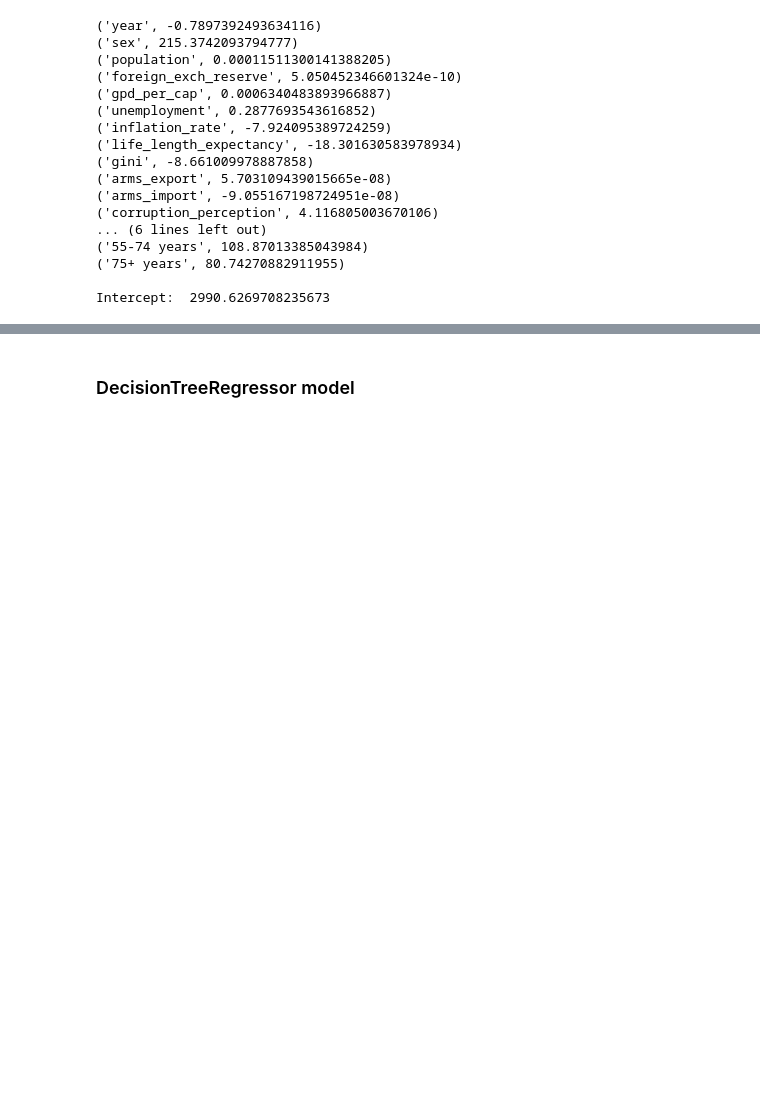
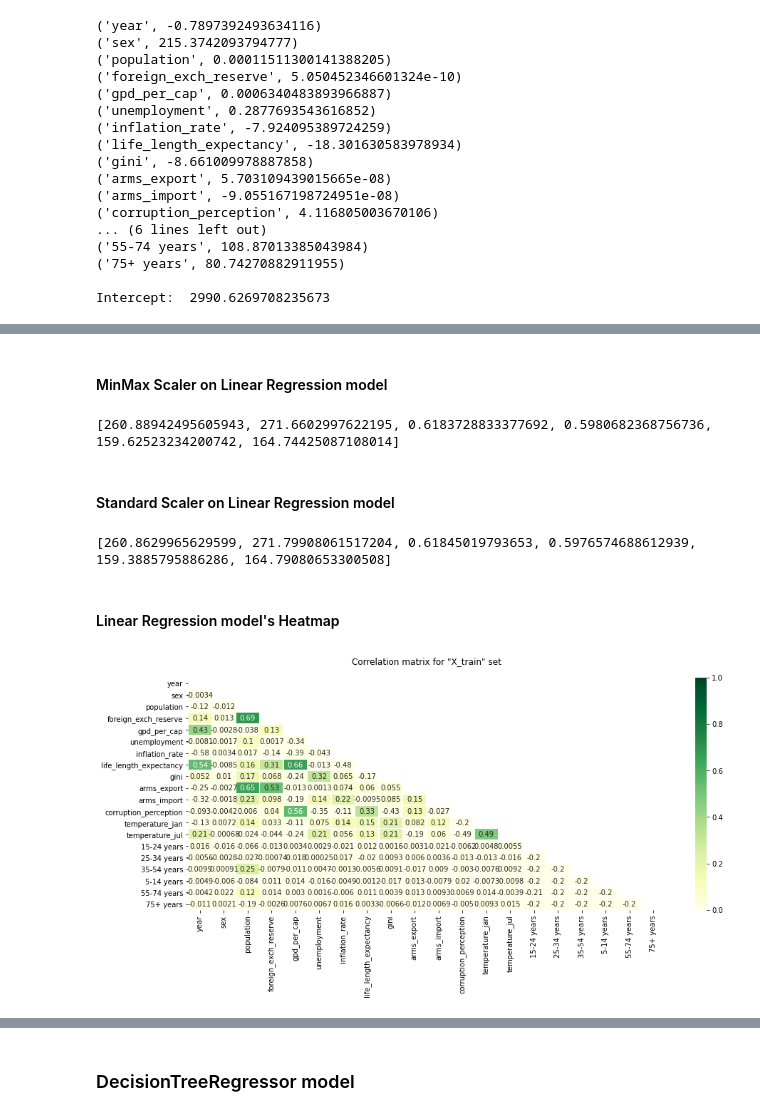
Before and after one commit to unkind58/Project_WHO_suicide_statistics_predictions, a Jupyter notebook: WHO_suicide_statistics_predictions.ipynb, the cells around one changed output, grey strips where cells are left out. Cells and saved outputs as stored; diff of their text form; code cells hidden in the pictures; blank space fills up the shorter version.

Commit message:
Worked on i LinRegr() model predicts

```diff
--- a/WHO_suicide_statistics_predictions.ipynb
+++ b/WHO_suicide_statistics_predictions.ipynb
@@ -364,0 +380,41 @@ Intercept:  2990.6269708235673
+# %% [markdown]
+#### MinMax Scaler on Linear Regression model
+# %%
+from sklearn.preprocessing import MinMaxScaler
+
+norm = MinMaxScaler().fit(X_train)
+X_train_norm = norm.transform(X_train.copy())
+X_valid_norm = norm.transform(X_valid.copy())
+
+regr_vol_3 = linear_model.LinearRegression()
+regr_vol_3.fit(X_train_norm, y_train)
+
+print_score(regr_vol_3,X_train_norm, X_valid_norm,y_train, y_valid)
+# %% [output]
+[260.88942495605943, 271.6602997622195, 0.6183728833377692, 0.5980682368756736, 159.62523234200742, 164.74425087108014]
+# %% [markdown]
+#### Standard Scaler on Linear Regression model
+# %%
+from sklearn.preprocessing import StandardScaler
+
+standard_scaler = StandardScaler()
+X_train_standard_scaler = standard_scaler.fit_transform(X_train.copy())
+X_valid_standard_scaler = standard_scaler.transform(X_valid.copy())
+
+regr_vol_4 = linear_model.LinearRegression()
+regr_vol_4.fit(X_train_standard_scaler, y_train)
+
+print_score(regr_vol_4,X_train_standard_scaler, X_valid_standard_scaler,y_train, y_valid)
+# %% [output]
+[260.8629965629599, 271.79908061517204, 0.61845019793653, 0.5976574688612939, 159.3885795886286, 164.79080653300508]
+# %% [markdown]
+####  Linear Regression model's Heatmap
+# %%
+f, ax = plt.subplots(figsize=(15, 6))
+mask_corr = np.triu(np.ones_like(X_train.corr(method='pearson'), dtype=bool))
+sns.heatmap(X_train.corr(method='pearson'), annot=True, mask=mask_corr, robust=False,cmap='YlGn',
+                                                                linewidths=.6, ax=ax, vmin=0, vmax=1)
+plt.title('Correlation matrix for "X_train" set', y=1.04)
+plt.show()
+# %% [output]
+[figure, added]
```
Also changed, not shown: parts of 18 cells of this notebook.
